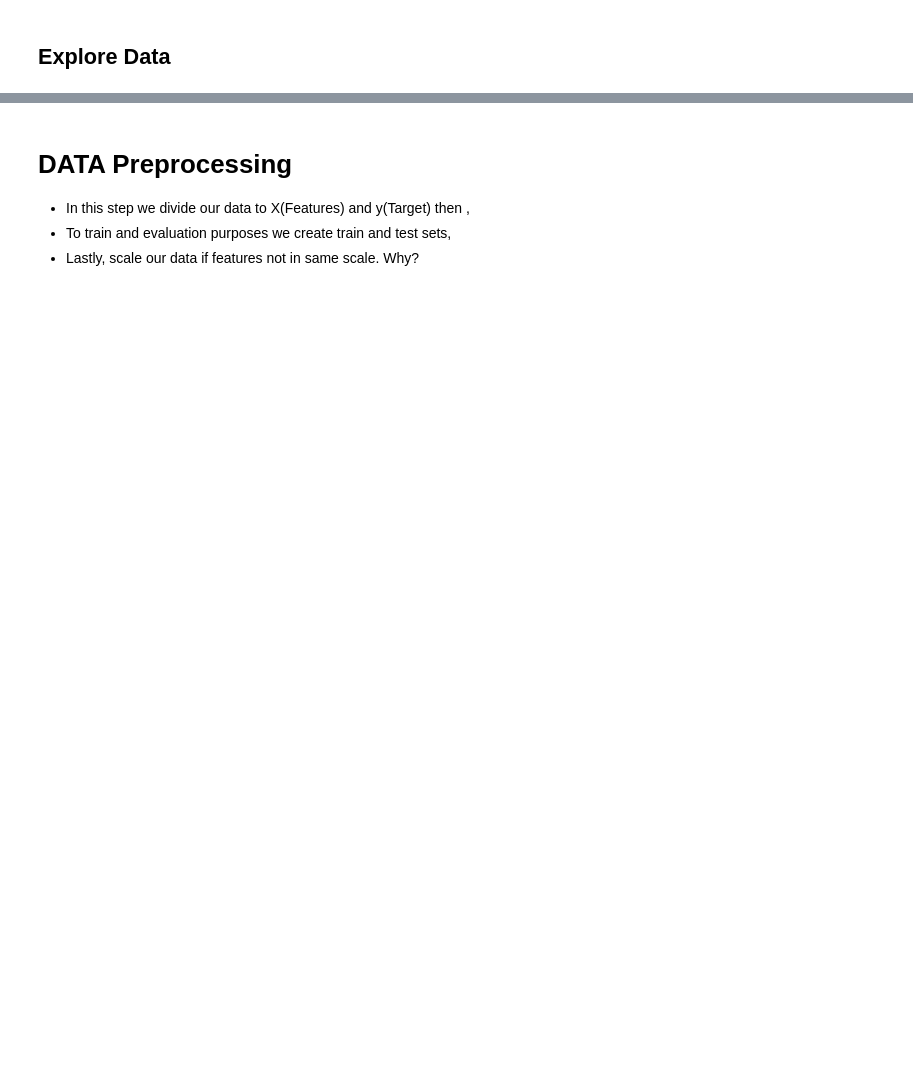
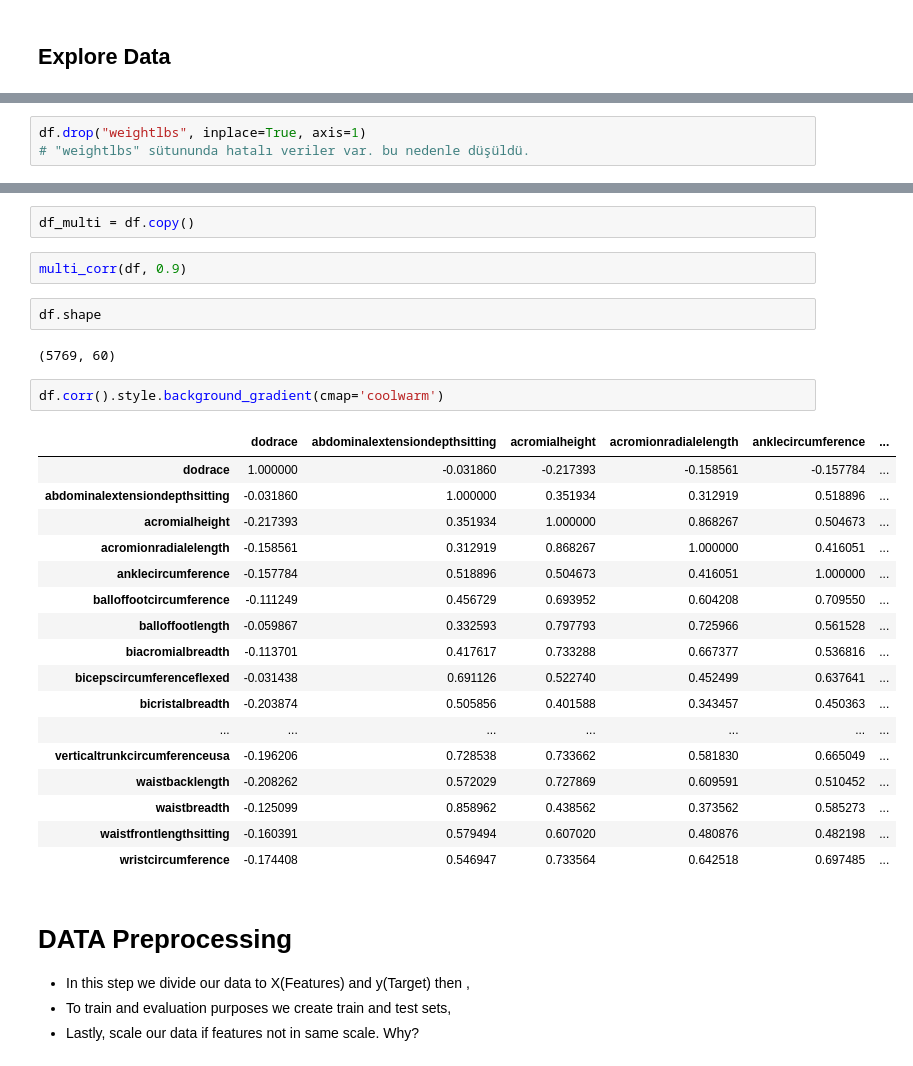
Before and after one commit to muhsinayaz/my-projects, a Jupyter notebook: ML-Project-2 Soldiers-Race-Classification/soldier_race_project_students.ipynb, the cells around one changed output, grey strips where cells are left out. Saved outputs shown, nothing was run; the diff lists cells and outputs as text; blank space fills up the shorter version.

```diff
--- a/ML-Project-2 Soldiers-Race-Classification/soldier_race_project_students.ipynb
+++ b/ML-Project-2 Soldiers-Race-Classification/soldier_race_project_students.ipynb
@@ -82,0 +474,3 @@ Besides Numpy and Pandas, you need to import the necessary modules for data visu
+# %%
+df.drop("weightlbs", inplace=True, axis=1)
+# "weightlbs" sütununda hatalı veriler var. bu nedenle düşüldü.
@@ -83,3 +515,31 @@ Besides Numpy and Pandas, you need to import the necessary modules for data visu
+# %%
+df_multi = df.copy()
+# %%
+multi_corr(df, 0.9)
+# %%
+df.shape
+# %% [output]
+(5769, 60)
+# %%
+df.corr().style.background_gradient(cmap='coolwarm')
+# %% [output]
+|  | dodrace | abdominalextensiondepthsitting | acromialheight | acromionradialelength | anklecircumference | ... |
+| dodrace | 1.000000 | -0.031860 | -0.217393 | -0.158561 | -0.157784 | ... |
+| abdominalextensiondepthsitting | -0.031860 | 1.000000 | 0.351934 | 0.312919 | 0.518896 | ... |
+| acromialheight | -0.217393 | 0.351934 | 1.000000 | 0.868267 | 0.504673 | ... |
+| acromionradialelength | -0.158561 | 0.312919 | 0.868267 | 1.000000 | 0.416051 | ... |
+| anklecircumference | -0.157784 | 0.518896 | 0.504673 | 0.416051 | 1.000000 | ... |
+| balloffootcircumference | -0.111249 | 0.456729 | 0.693952 | 0.604208 | 0.709550 | ... |
+| balloffootlength | -0.059867 | 0.332593 | 0.797793 | 0.725966 | 0.561528 | ... |
+| biacromialbreadth | -0.113701 | 0.417617 | 0.733288 | 0.667377 | 0.536816 | ... |
+| bicepscircumferenceflexed | -0.031438 | 0.691126 | 0.522740 | 0.452499 | 0.637641 | ... |
+| bicristalbreadth | -0.203874 | 0.505856 | 0.401588 | 0.343457 | 0.450363 | ... |
+| ... | ... | ... | ... | ... | ... | ... |
+| verticaltrunkcircumferenceusa | -0.196206 | 0.728538 | 0.733662 | 0.581830 | 0.665049 | ... |
+| waistbacklength | -0.208262 | 0.572029 | 0.727869 | 0.609591 | 0.510452 | ... |
+| waistbreadth | -0.125099 | 0.858962 | 0.438562 | 0.373562 | 0.585273 | ... |
+| waistfrontlengthsitting | -0.160391 | 0.579494 | 0.607020 | 0.480876 | 0.482198 | ... |
+| wristcircumference | -0.174408 | 0.546947 | 0.733564 | 0.642518 | 0.697485 | ... |
 # %% [markdown]
 # DATA Preprocessing
 - In this step we divide our data to X(Features) and y(Target) then ,
```
Also changed, not shown: parts of 63 cells of this notebook.
